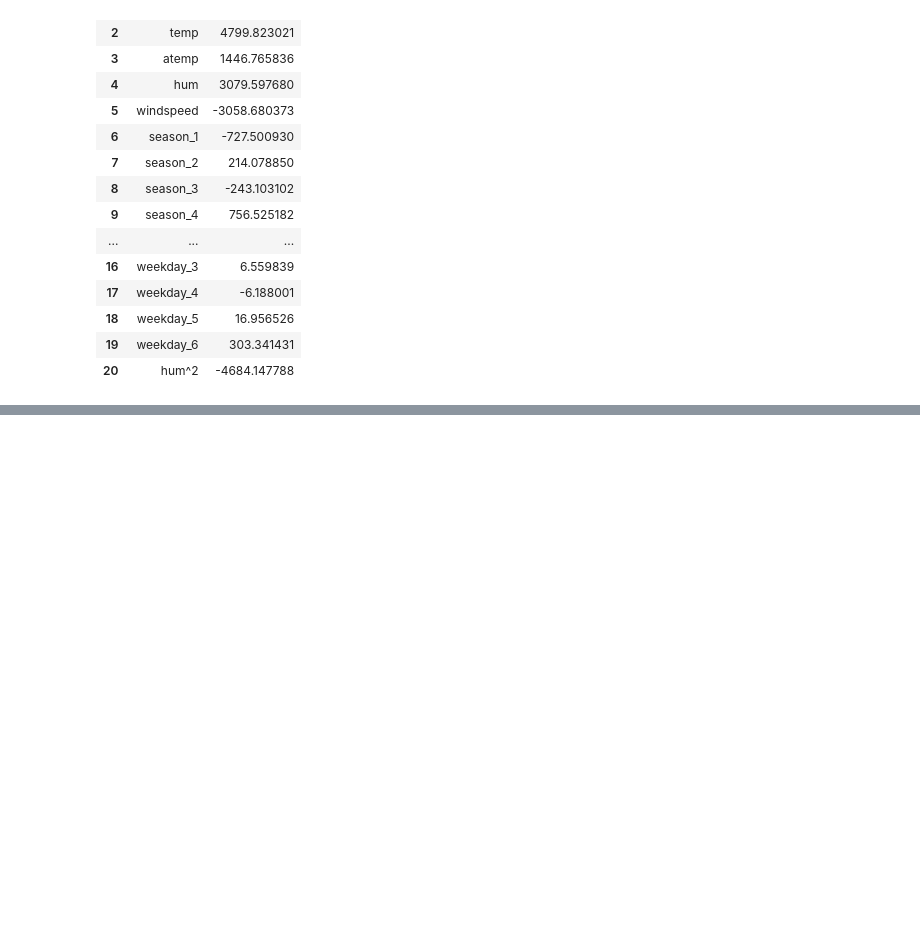
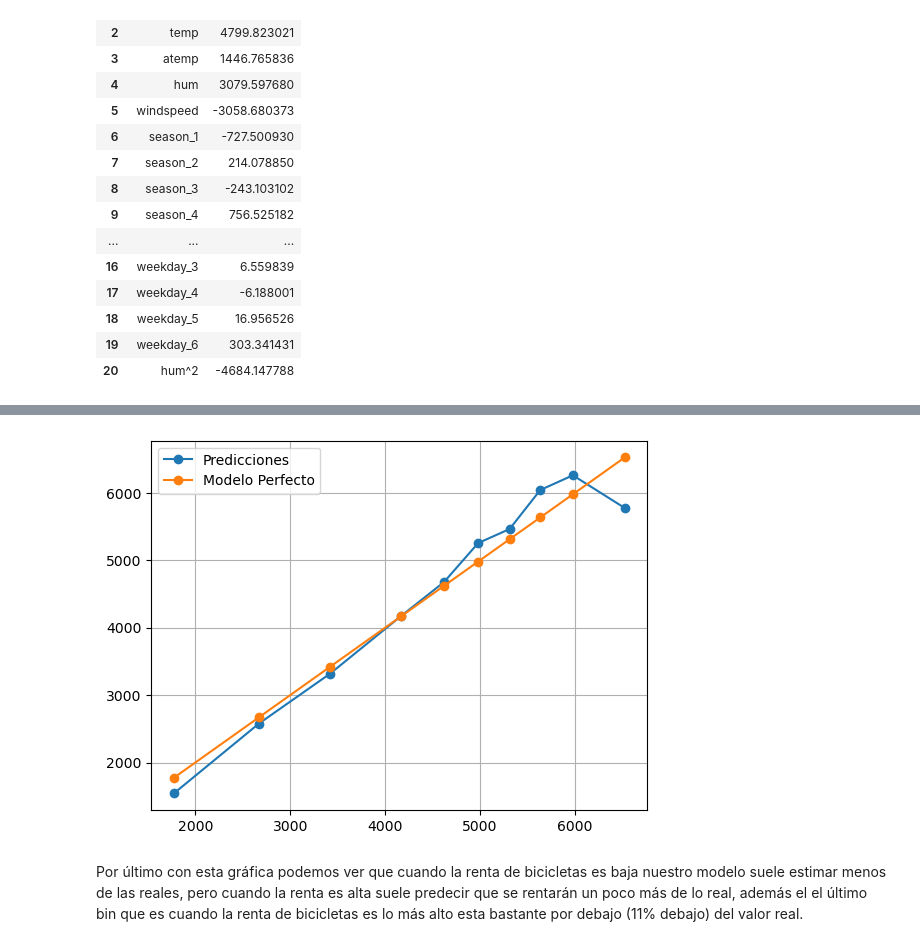
Before and after one commit to LuisMB09/lab_aprendizaje_estadistico, a Jupyter notebook: Tarea 2, regresion lineal multiple.ipynb, the cells around one changed output, grey strips where cells are left out. Cells and saved outputs as stored; diff of their text form; code cells hidden in the pictures; blank space fills up the shorter version.

```diff
--- a/Tarea 2, regresion lineal multiple.ipynb
+++ b/Tarea 2, regresion lineal multiple.ipynb
@@ -259,3 +259,15 @@ Coeficientes:
 | 18 | weekday_5 | 16.956526 |
 | 19 | weekday_6 | 303.341431 |
 | 20 | hum^2 | -4684.147788 |
+# %%
+df['prediccciones'] = model.predict(X_ridge)
+
+calibracion = pd.DataFrame({
+    'predicciones': df['prediccciones'],
+    'real': df['cnt']})
+
+calibracion['bins'] = pd.qcut(calibracion['predicciones'], q=10, labels=False) + 1
+grouped_calibracion = calibracion.groupby('bins').mean()
+grouped_calibracion['error'] = (grouped_calibracion.predicciones - grouped_calibracion.real) / grouped_calibracion.predicciones
+
+grouped_calibracion
@@ -261,0 +287,10 @@ Coeficientes:
+# %%
+plt.plot(grouped_calibracion.predicciones, grouped_calibracion.real, 'o-', label='Predicciones')
+
+plt.plot(grouped_calibracion.predicciones, grouped_calibracion.predicciones, 'o-', label='Modelo Perfecto')
+plt.legend()
+plt.grid();
+# %% [output]
+[figure, added]
+# %% [markdown]
+Por último con esta gráfica podemos ver que cuando la renta de bicicletas es baja nuestro modelo suele estimar menos de las reales, pero cuando la renta es alta suele predecir que se rentarán un poco más de lo real, además el el último bin que es cuando la renta de bicicletas es lo más alto esta bastante por debajo (11% debajo) del valor real.
```
Also changed, not shown: parts of 1 cell of this notebook.
